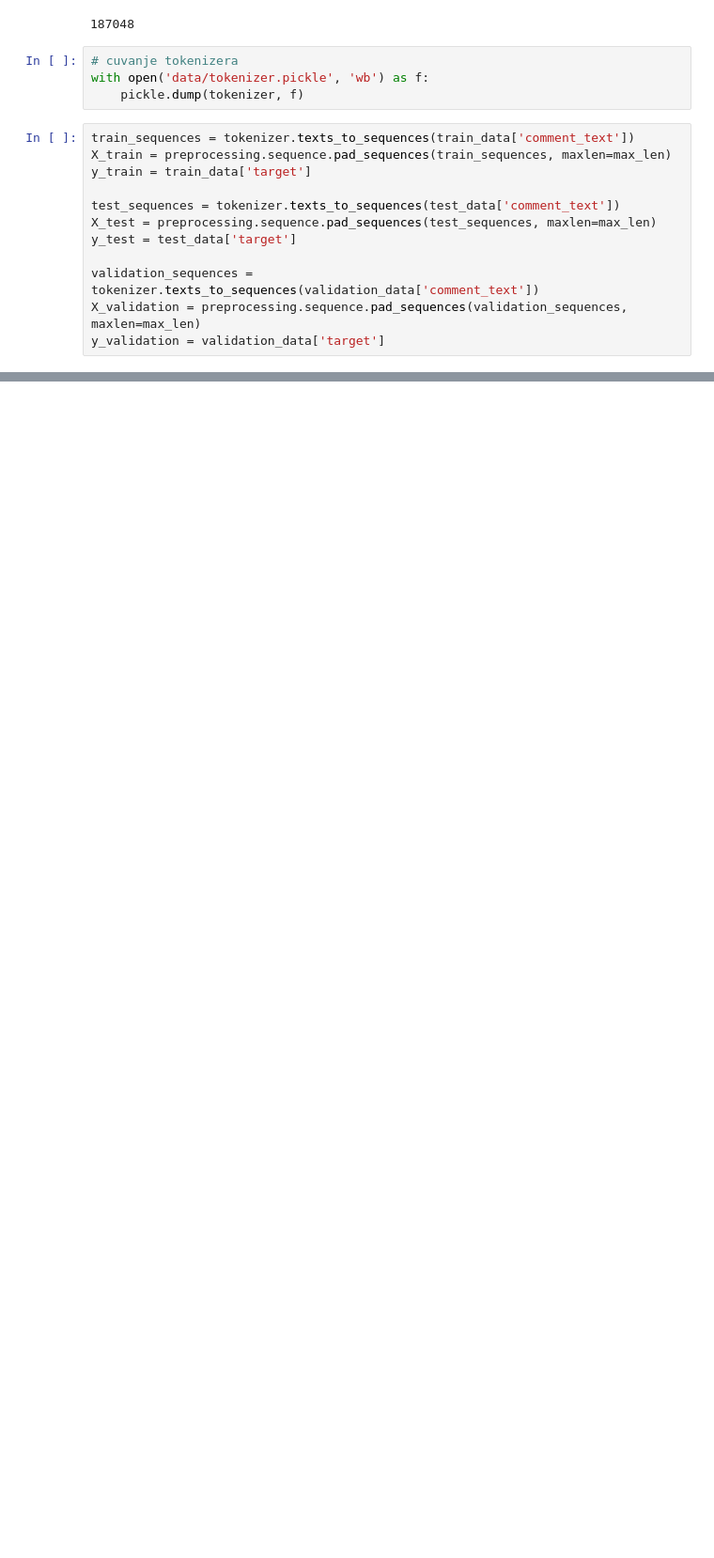
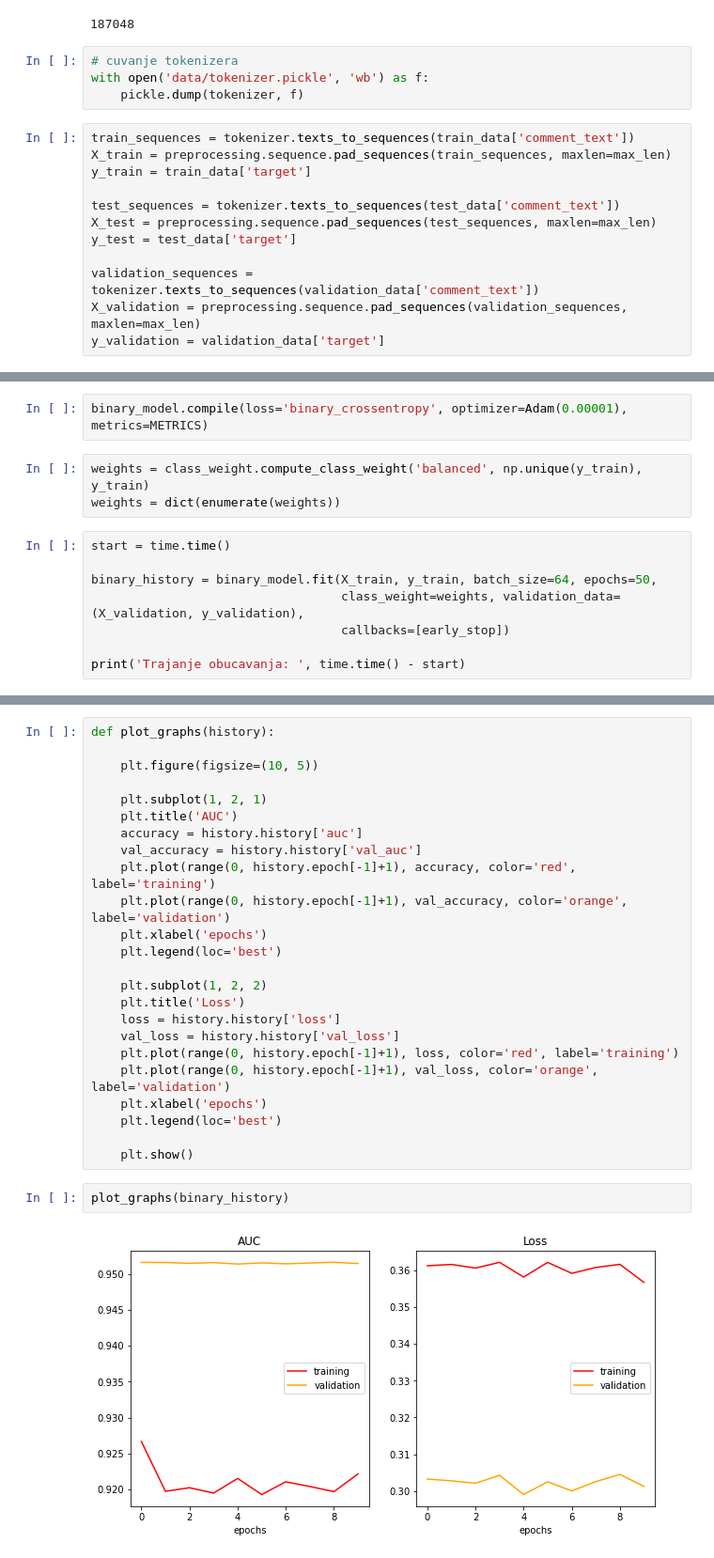
Before and after one commit to Anakin2012/ToxicCommentClassificationChallenge, a Jupyter notebook: 02Model.ipynb, the cells around one changed output, grey strips where cells are left out. Shown at 94% size. Drawn from its saved outputs; the diff is of its cells as text; blank space fills up the shorter version.

Commit message:
proba modela

```diff
--- a/02Model.ipynb
+++ b/02Model.ipynb
@@ -86,0 +211,13 @@ Sada su podaci pripremljeni za model
+# %%
+binary_model.compile(loss='binary_crossentropy', optimizer=Adam(0.00001), metrics=METRICS)
+# %%
+weights = class_weight.compute_class_weight('balanced', np.unique(y_train), y_train)
+weights = dict(enumerate(weights))
+# %%
+start = time.time()
+
+binary_history = binary_model.fit(X_train, y_train, batch_size=64, epochs=50,
+                                  class_weight=weights, validation_data=(X_validation, y_validation),
+                                  callbacks=[early_stop])
+
+print('Trajanje obucavanja: ', time.time() - start)
@@ -86,0 +242,28 @@ Sada su podaci pripremljeni za model
+# %%
+def plot_graphs(history):
+
+    plt.figure(figsize=(10, 5))
+
+    plt.subplot(1, 2, 1)
+    plt.title('AUC')
+    accuracy = history.history['auc']
+    val_accuracy = history.history['val_auc']
+    plt.plot(range(0, history.epoch[-1]+1), accuracy, color='red', label='training')
+    plt.plot(range(0, history.epoch[-1]+1), val_accuracy, color='orange', label='validation')
+    plt.xlabel('epochs')
+    plt.legend(loc='best')
+
+    plt.subplot(1, 2, 2)
+    plt.title('Loss')
+    loss = history.history['loss']
+    val_loss = history.history['val_loss']
+    plt.plot(range(0, history.epoch[-1]+1), loss, color='red', label='training')
+    plt.plot(range(0, history.epoch[-1]+1), val_loss, color='orange', label='validation')
+    plt.xlabel('epochs')
+    plt.legend(loc='best')
+
+    plt.show()
+# %%
+plot_graphs(binary_history)
+# %% [output]
+[figure, added]
```
Also changed, not shown: parts of 14 cells of this notebook, 2 other files.
